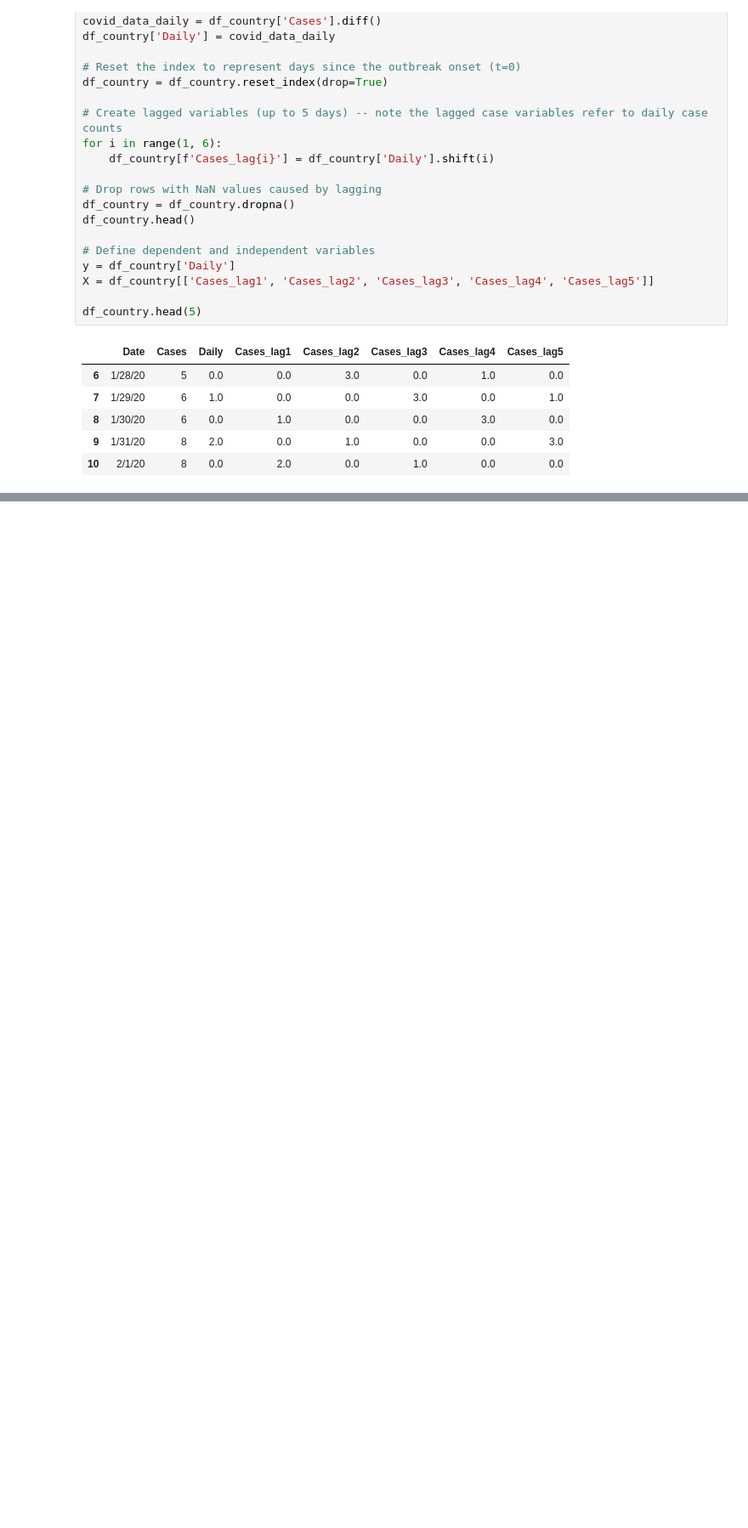
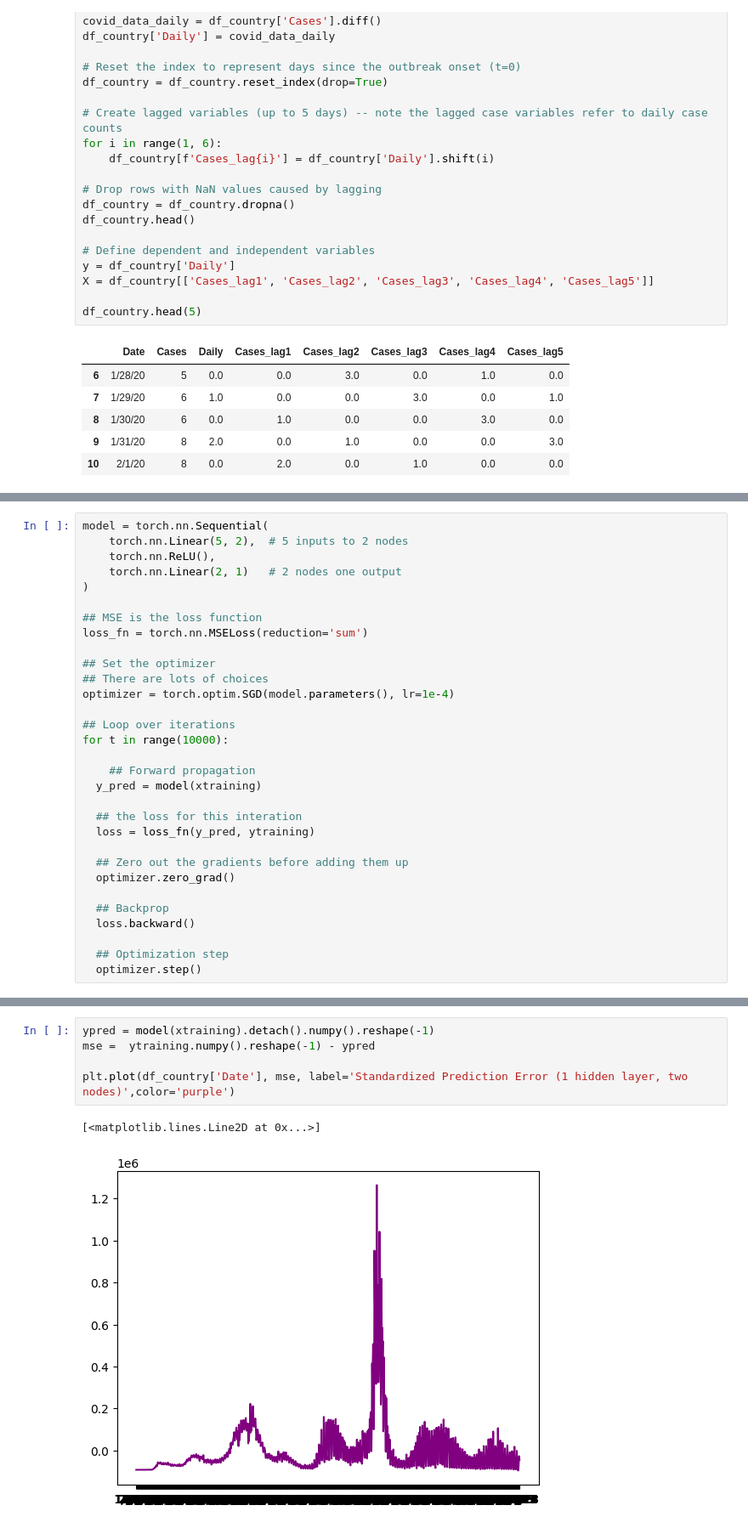
Before and after one commit to jferri3/ds4ph-team2-hw9, a Jupyter notebook: hw9.ipynb, the cells around one changed output, grey strips where cells are left out. Shown at 85% size. Drawn from its saved outputs; the diff is of its cells as text; blank space fills up the shorter version.

Commit message:
add linear model neural net

```diff
--- a/hw9.ipynb
+++ b/hw9.ipynb
@@ -70,0 +82,31 @@ df_country.head(5)
+# %%
+model = torch.nn.Sequential(
+    torch.nn.Linear(5, 2),  # 5 inputs to 2 nodes
+    torch.nn.ReLU(),
+    torch.nn.Linear(2, 1)   # 2 nodes one output
+)
+
+## MSE is the loss function
+loss_fn = torch.nn.MSELoss(reduction='sum')
+
+## Set the optimizer
+## There are lots of choices
+optimizer = torch.optim.SGD(model.parameters(), lr=1e-4)
+
+## Loop over iterations
+for t in range(10000):
+
+    ## Forward propagation
+  y_pred = model(xtraining)
+
+  ## the loss for this interation
+  loss = loss_fn(y_pred, ytraining)
+
+  ## Zero out the gradients before adding them up
+  optimizer.zero_grad()
+
+  ## Backprop
+  loss.backward()
+
+  ## Optimization step
+  optimizer.step()
@@ -70,0 +122,8 @@ df_country.head(5)
+# %%
+ypred = model(xtraining).detach().numpy().reshape(-1)
+mse =  ytraining.numpy().reshape(-1) - ypred
+
+plt.plot(df_country['Date'], mse, label='Standardized Prediction Error (1 hidden layer, two nodes)',color='purple')
+# %% [output]
+[<matplotlib.lines.Line2D at 0x...>]
+[figure, added]
```
Also changed, not shown: parts of 2 cells of this notebook.
